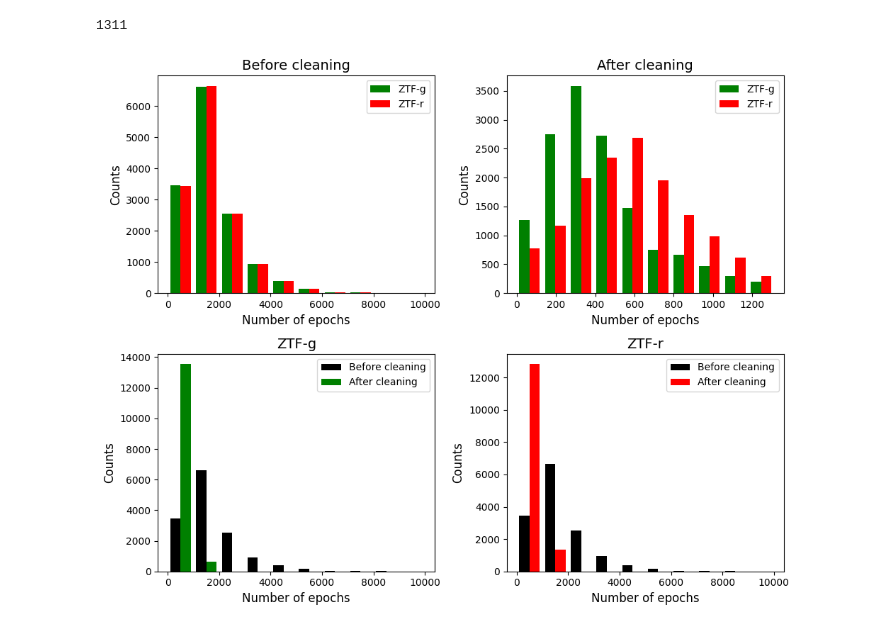
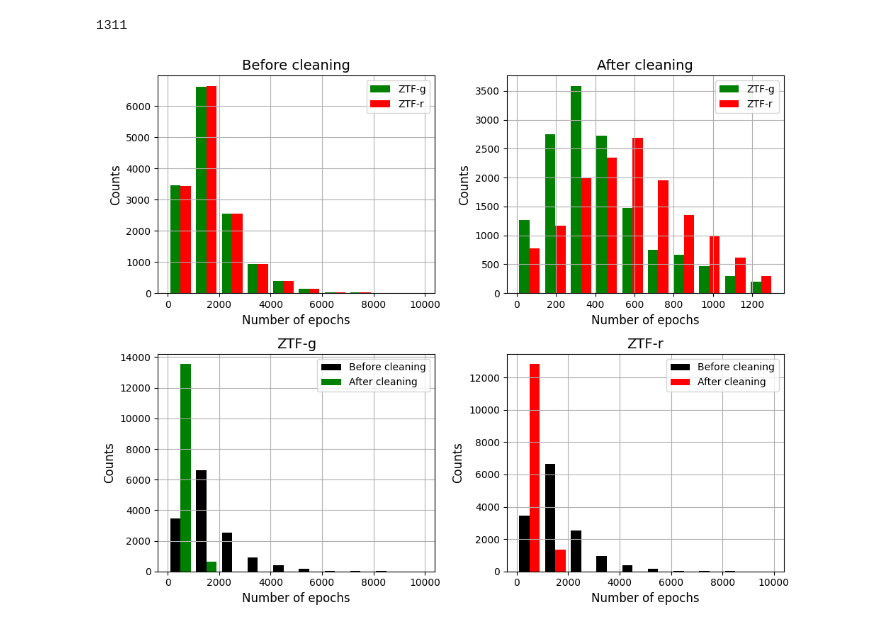
Before and after one commit to TimvdVuurst/FRP_TimvdVuurst, a Jupyter notebook: deleted_in_cleaning.ipynb, the cells around one changed output. Drawn from its saved outputs; the diff is of its cells as text; code cells hidden in the pictures.

```diff
--- a/deleted_in_cleaning.ipynb
+++ b/deleted_in_cleaning.ipynb
@@ -35,10 +35,10 @@ def parse_clean_log(path):
                             # print(filt,int(fielddict['amount_before_cleaning']),int(fielddict['removed_in_cleaning']))
                             before_cleaning = int(fielddict['amount_before_cleaning'])
                             after_cleaning = before_cleaning - int(fielddict['removed_in_cleaning']) #get amount left not removed
-                            if filt == 'ZTF-g' and (len(green) != 2):
+                            if filt == 'ZTF_g' and (len(green) != 2):
                                 green.append(before_cleaning)
                                 green.append(after_cleaning)
-                            elif filt == 'ZTF-r' and (len(red) != 2):
+                            elif filt == 'ZTF_r' and (len(red) != 2):
                                 red.append(before_cleaning)
                                 red.append(after_cleaning)
 
@@ -54,6 +54,7 @@ def parse_clean_log(path):
             # return green,red
 
     if len(green) == 0:
+        # print('yurh')
         green = [0,0]
     if len(red) == 0:
         red = [0,0]
@@ -76,6 +77,7 @@ def gather_clean_amount():
                 for datafile in os.listdir(ztfpath):
                     if 'clean_log' in datafile:
                         clean_log_path = os.path.join(ztfpath,datafile)
+
                         green,red = parse_clean_log(clean_log_path) #both ordered as nbefore,nafter
                         # print(green,red)
 
@@ -98,38 +100,40 @@ fig,((ax00,ax01),(ax10,ax11)) = plt.subplots(nrows=2,ncols=2,layout='tight',figs
 for ax in (ax00,ax01,ax10,ax11):
     ax.set_ylabel('Counts',fontsize=12)
     ax.set_xlabel('Number of epochs',fontsize=12)
+    ax.grid()
 
 ax00.set_title('Before cleaning',fontsize=14)
 ax00.hist([amount_before_cleaning_g,amount_before_cleaning_r],color=colors,label=['ZTF-g','ZTF-r'],histtype='bar')
 # ticks = np.array(ax00.get_xticks(),dtype=int)
-# ax00.set_xticks(ticks+500,ticks)
+# ax00.set_xticks(ticks+,ticks)
 # ax00.set_xlim(0,np.max([amount_before_cleaning_g,amount_before_cleaning_r]))
 ax00.legend()
 
 ax01.set_title('After cleaning',fontsize=14)
 ax01.hist([amount_after_cleaning_g,amount_after_cleaning_r],color=colors,label=['ZTF-g','ZTF-r'])
 # ticks = np.array(ax01.get_xticks(),dtype=int)
 # ax01.set_xticks(ticks+60,ticks)
 # ax01.set_xlim(0,np.max([amount_after_cleaning_g,amount_after_cleaning_r]))
 ax01.legend()
 print(np.max([amount_after_cleaning_g,amount_after_cleaning_r]))
 
 ax10.set_title('ZTF-g',fontsize=14)
 ax10.hist([amount_before_cleaning_g,amount_after_cleaning_g],color=['black','green'],label=['Before cleaning','After cleaning'])
 # ticks = np.array(ax10.get_xticks(),dtype=int)
 # ax10.set_xticks(ticks+500,ticks)
 # ax10.set_xlim(0,np.max([amount_before_cleaning_g,amount_after_cleaning_g]))
 ax10.legend()
 
 ax11.set_title('ZTF-r',fontsize=14)
 ax11.hist([amount_before_cleaning_r,amount_after_cleaning_r],color=['black','red'],label=['Before cleaning','After cleaning'])
 # ticks = np.array(ax11.get_xticks(),dtype=int)
 # ax11.set_xticks(ticks+500,ticks)
 # ax11.set_xlim(0,np.max([amount_before_cleaning_r,amount_after_cleaning_r]))
 ax11.legend()
+
 plt.tight_layout()
 plt.savefig(os.path.join(r'C:\Users\timvd\Documents\Uni 2023-2024\First Research Project\Plots','cleaning_data_removal.pdf'),bbox_inches='tight')
 plt.show()
 # %% [output]
 1311
-[figure, old version]
+[figure, new version]
```
